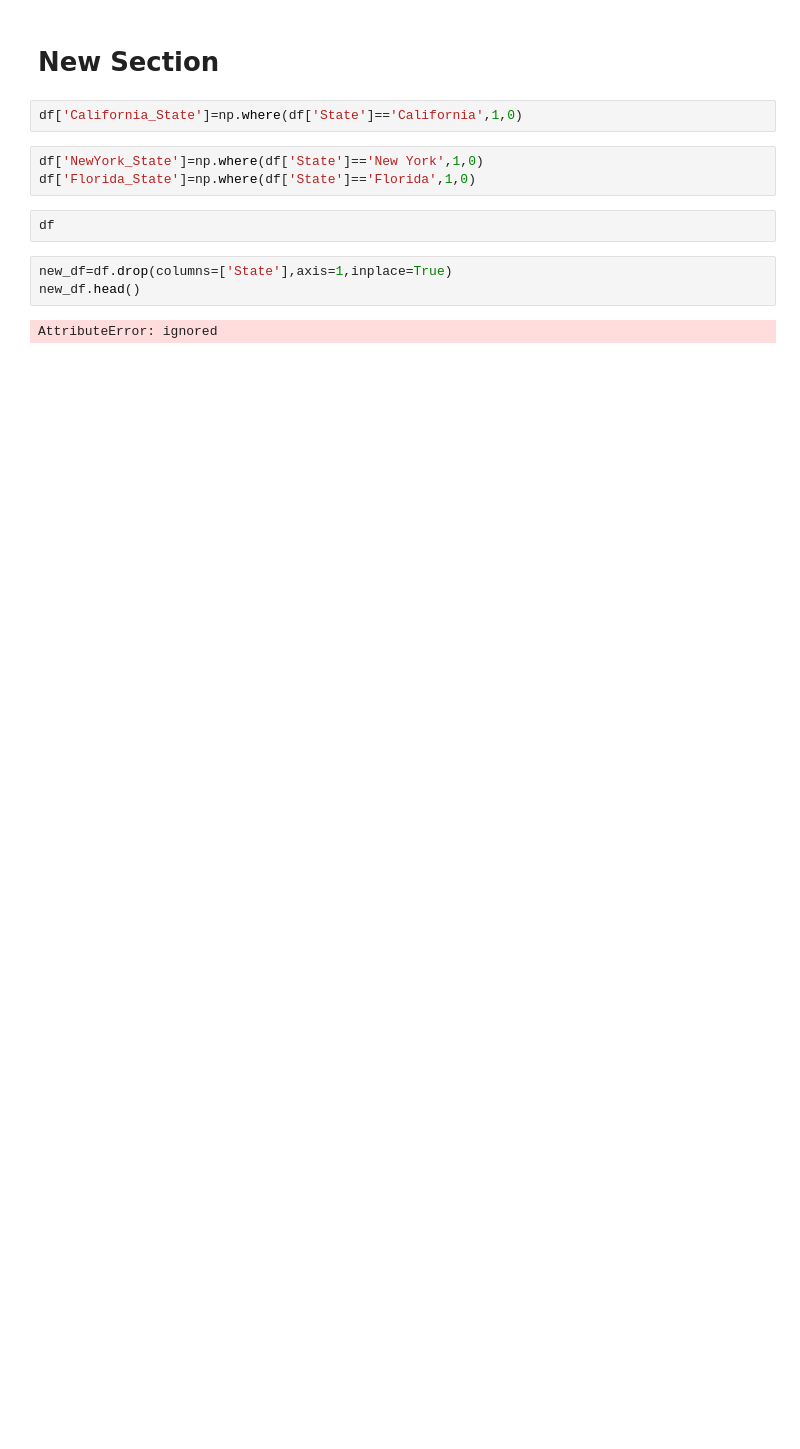
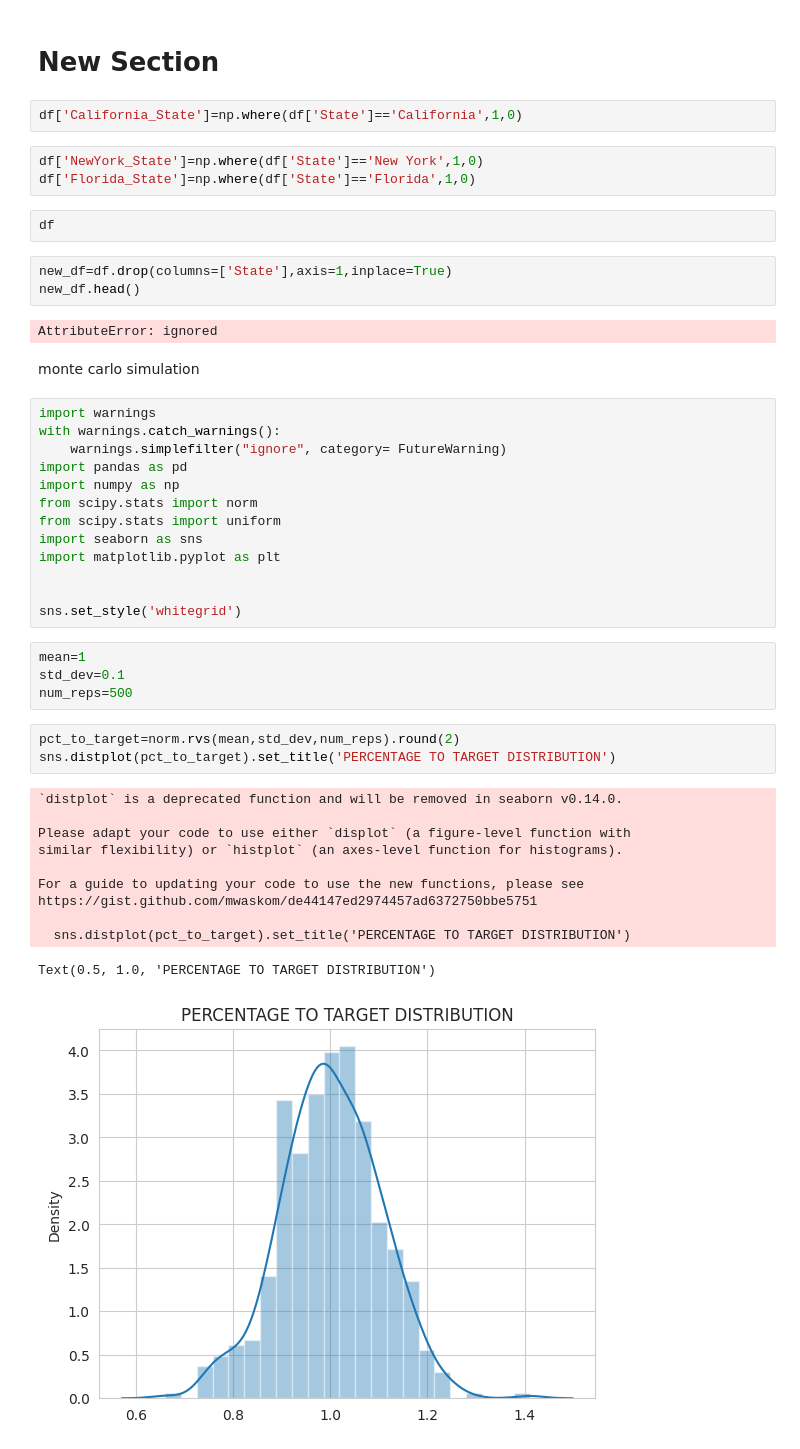
Before and after one commit to shivanginayak-bit/shivanginayak-bit, a Jupyter notebook: Pandas_Operations.ipynb, the cells around one changed output. Cells and saved outputs as stored; diff of their text form; blank space fills up the shorter version.

```diff
--- a/Pandas_Operations.ipynb
+++ b/Pandas_Operations.ipynb
@@ -1571,3 +1571,37 @@ new_df=df.drop(columns=['State'],axis=1,inplace=True)
 new_df.head()
 # %% [output]
 AttributeError: ignored
+# %% [markdown]
+monte carlo simulation
+# %%
+import warnings
+with warnings.catch_warnings():
+    warnings.simplefilter("ignore", category= FutureWarning)
+import pandas as pd
+import numpy as np
+from scipy.stats import norm
+from scipy.stats import uniform
+import seaborn as sns
+import matplotlib.pyplot as plt
+
+
+sns.set_style('whitegrid')
+# %%
+mean=1
+std_dev=0.1
+num_reps=500
+# %%
+pct_to_target=norm.rvs(mean,std_dev,num_reps).round(2)
+sns.distplot(pct_to_target).set_title('PERCENTAGE TO TARGET DISTRIBUTION')
+# %% [output]
+`distplot` is a deprecated function and will be removed in seaborn v0.14.0.
+
+Please adapt your code to use either `displot` (a figure-level function with
+similar flexibility) or `histplot` (an axes-level function for histograms).
+
+For a guide to updating your code to use the new functions, please see
+https://gist.github.com/mwaskom/de44147ed2974457ad6372750bbe5751
+
+  sns.distplot(pct_to_target).set_title('PERCENTAGE TO TARGET DISTRIBUTION')
+Text(0.5, 1.0, 'PERCENTAGE TO TARGET DISTRIBUTION')
+[figure, added]
```
Also changed, not shown: parts of 1 cell of this notebook.
